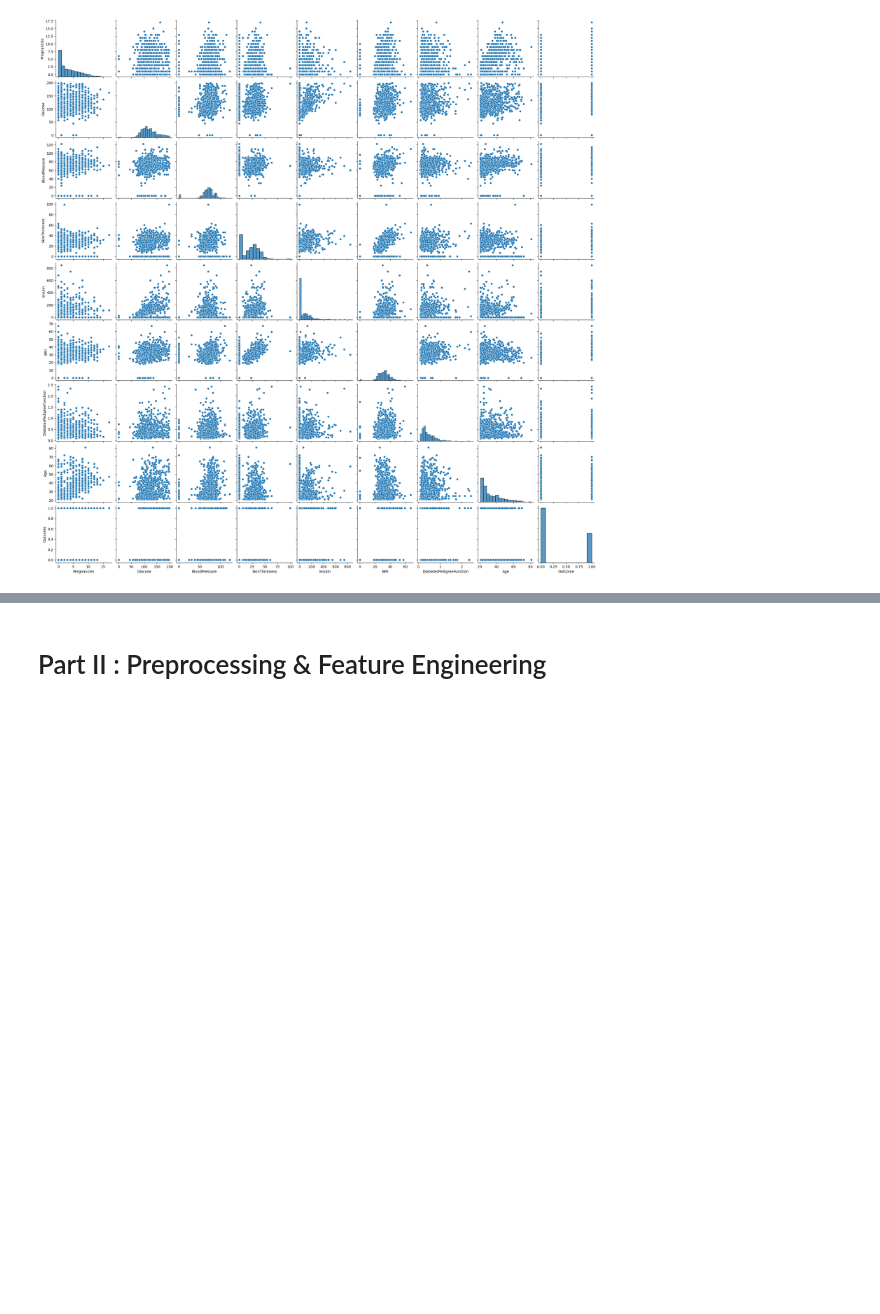
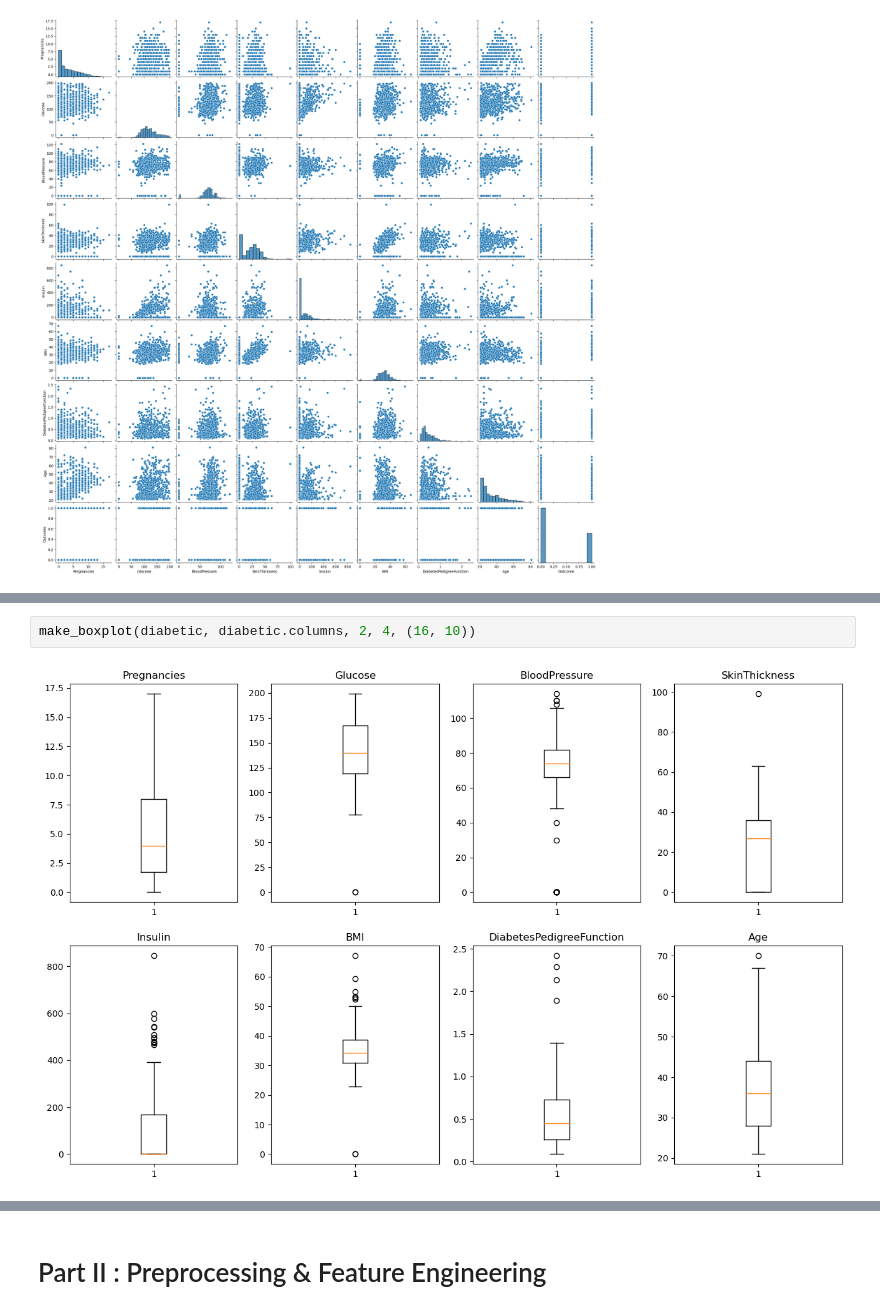
Before and after one commit to SBangarh/ml-project-supervised-learning, a Jupyter notebook: Supervised Learning - Project.ipynb, the cells around one changed output, grey strips where cells are left out. Cells and saved outputs as stored; diff of their text form; blank space fills up the shorter version.

```diff
--- a/Supervised Learning - Project.ipynb
+++ b/Supervised Learning - Project.ipynb
@@ -150,0 +158,4 @@ make_pairplot(copy_data)
+# %%
+make_boxplot(diabetic, diabetic.columns, 2, 4, (16, 10))
+# %% [output]
+[figure, added]
```
Also changed, not shown: parts of 18 cells of this notebook, 1 other file.
